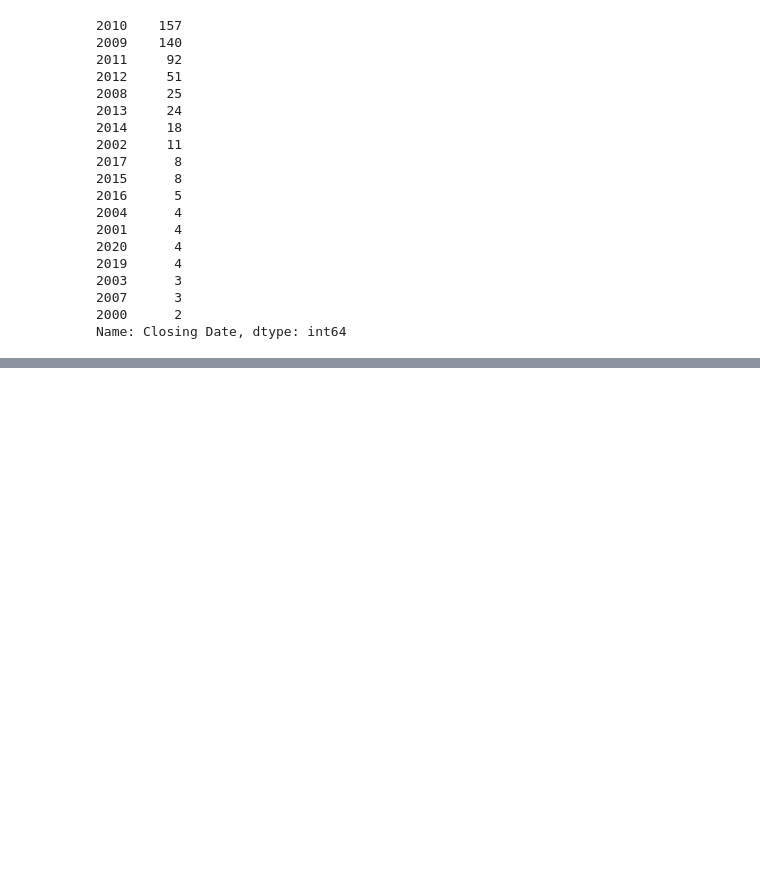
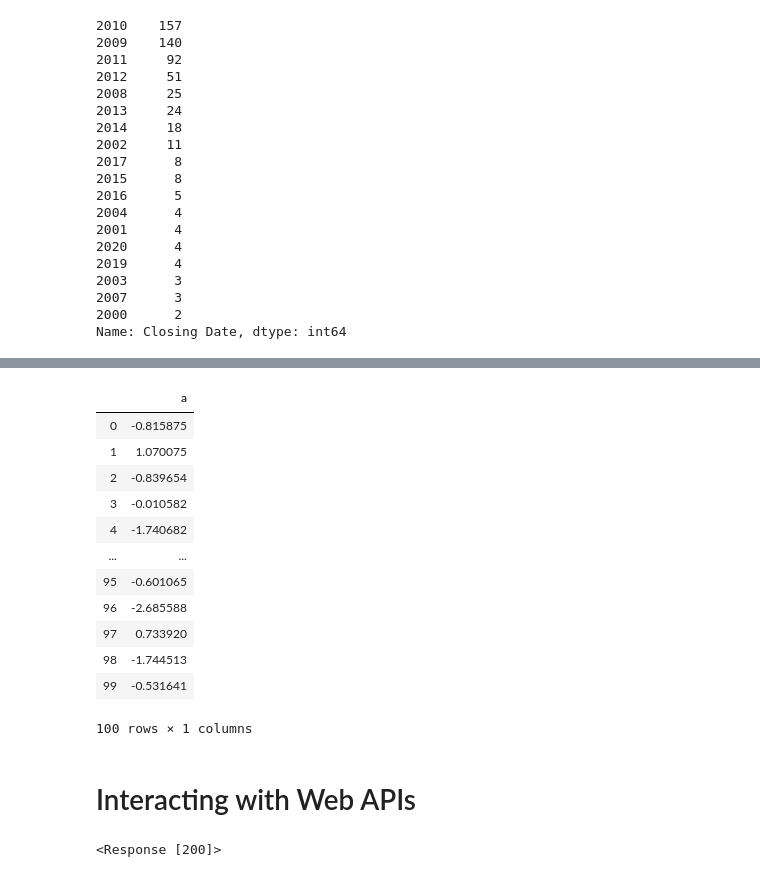
Before and after one commit to 1zulkifel/Data_Analysis_With_python, a Jupyter notebook: Data_Loading_Storage_and_File_Formats.ipynb, the cells around one changed output, grey strips where cells are left out. Drawn from its saved outputs; the diff is of its cells as text; code cells hidden in the pictures; blank space fills up the shorter version.

```diff
--- a/Data_Loading_Storage_and_File_Formats.ipynb
+++ b/Data_Loading_Storage_and_File_Formats.ipynb
@@ -347,0 +424,25 @@ Name: Closing Date, dtype: int64
+# %%
+store['obj3']
+# %% [output]
+|  | a |
+| 0 | -0.815875 |
+| 1 | 1.070075 |
+| 2 | -0.839654 |
+| 3 | -0.010582 |
+| 4 | -1.740682 |
+| ... | ... |
+| 95 | -0.601065 |
+| 96 | -2.685588 |
+| 97 | 0.733920 |
+| 98 | -1.744513 |
+| 99 | -0.531641 |
+100 rows × 1 columns
+# %% [markdown]
+# Interacting with Web APIs
+# %%
+import requests
+url='https://api.github.com/repos/pandas-dev/pandas/issues'
+resp = requests.get(url)
+resp
+# %% [output]
+<Response [200]>
```
Also changed, not shown: parts of 26 cells of this notebook, 4 other files.
